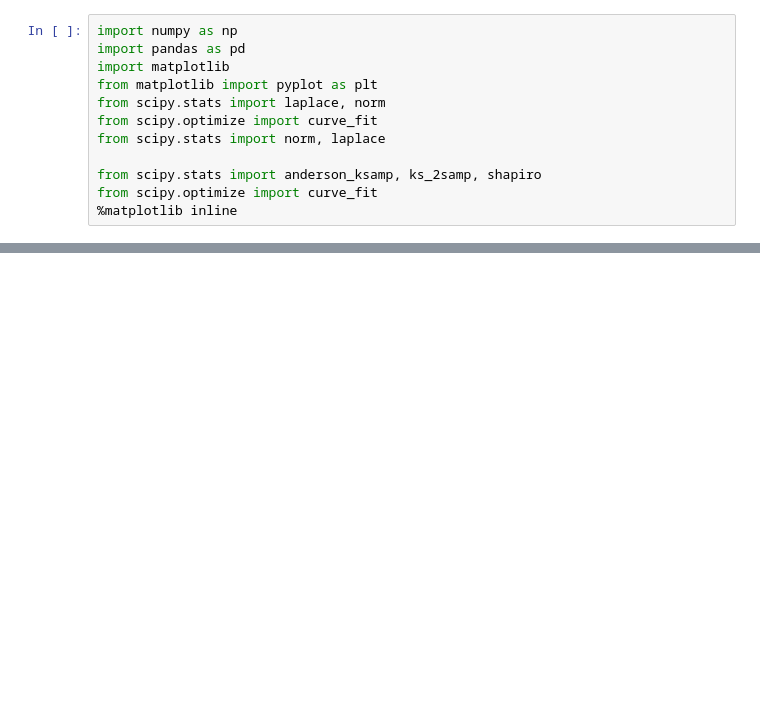
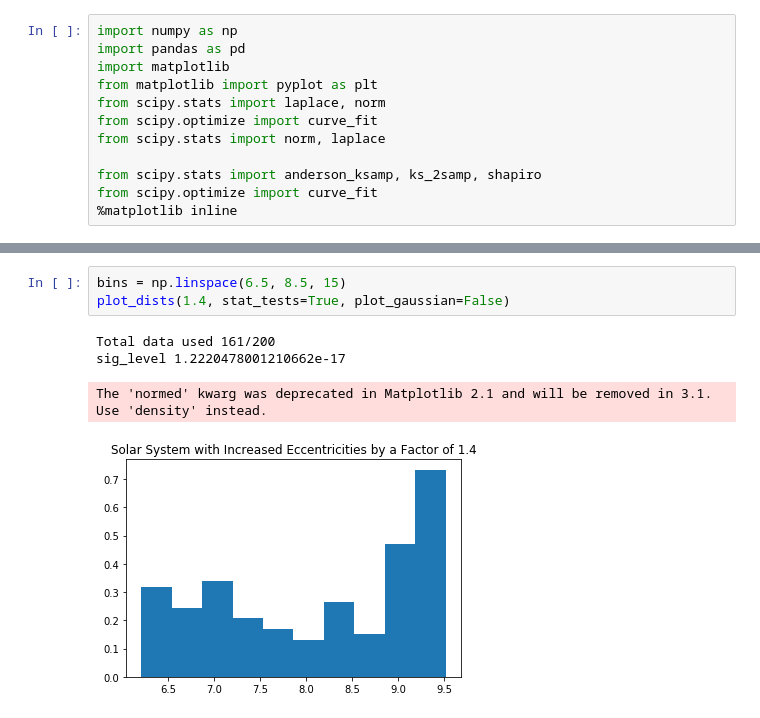
Before and after one commit to Naireen/StabilitySetImage, a Jupyter notebook: Analysis/Solar_System_Gaussian_Fits.ipynb, the cells around one changed output, grey strips where cells are left out. Drawn from its saved outputs; the diff is of its cells as text; blank space fills up the shorter version.

```diff
--- a/Analysis/Solar_System_Gaussian_Fits.ipynb
+++ b/Analysis/Solar_System_Gaussian_Fits.ipynb
@@ -66,0 +73,8 @@ sig_level 0.9131580197576364
+# %%
+bins = np.linspace(6.5, 8.5, 15)
+plot_dists(1.4, stat_tests=True, plot_gaussian=False)
+# %% [output]
+Total data used 161/200
+sig_level 1.2220478001210662e-17
+The 'normed' kwarg was deprecated in Matplotlib 2.1 and will be removed in 3.1. Use 'density' instead.
+[figure, added]
```
Also changed, not shown: parts of 2 cells of this notebook, 5 other files.
